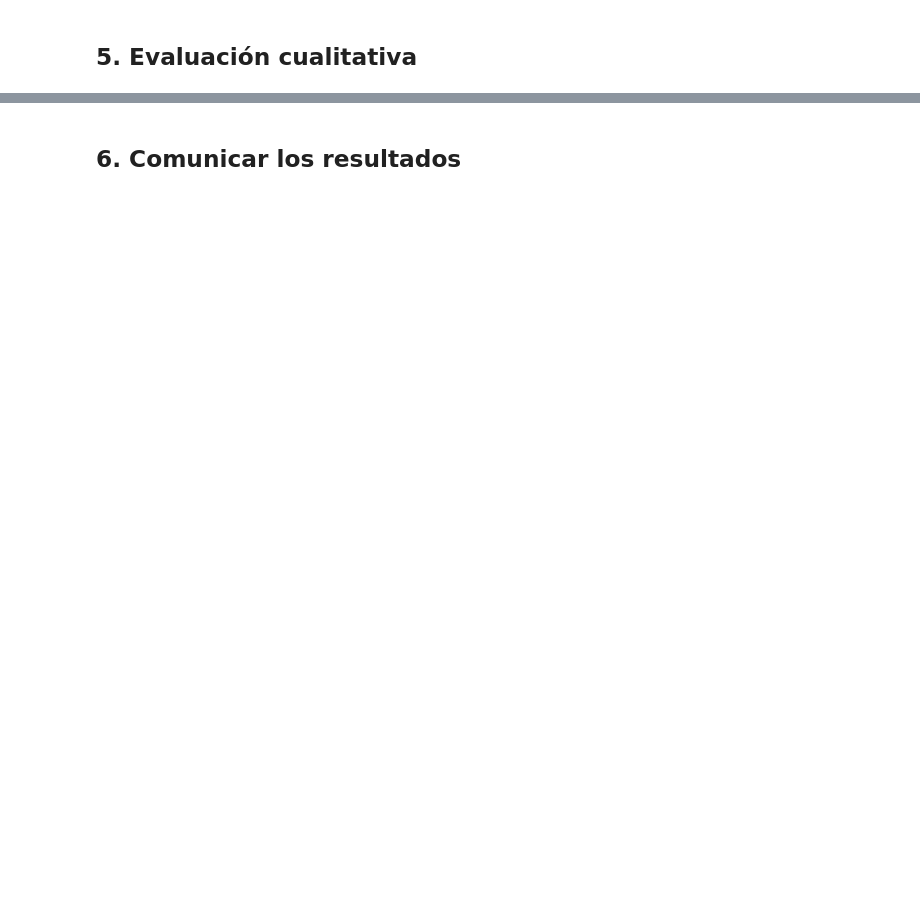
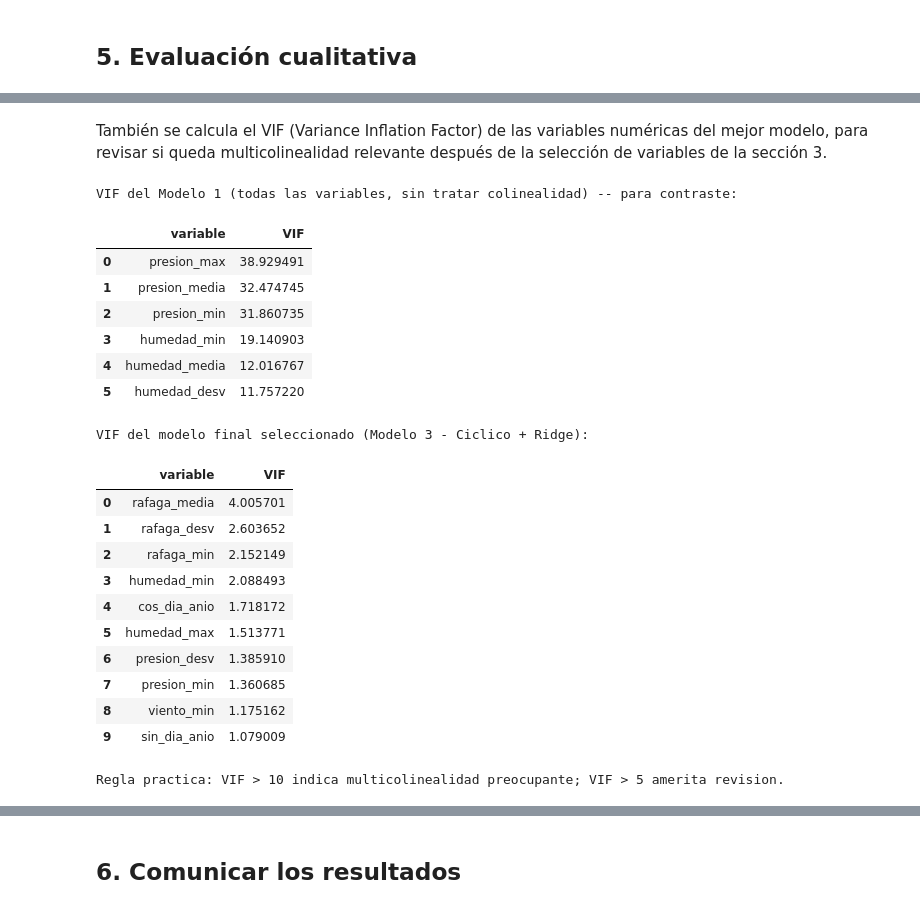
Before and after one commit to cmolina12/Laboratorio-1, a Jupyter notebook: regresion.ipynb, the cells around one changed output, grey strips where cells are left out. Saved outputs shown, nothing was run; the diff lists cells and outputs as text; code cells hidden in the pictures; blank space fills up the shorter version.

```diff
--- a/regresion.ipynb
+++ b/regresion.ipynb
@@ -1144,0 +1694,50 @@ Name: temp_max_manana, dtype: float64
+# %% [markdown]
+También se calcula el VIF (Variance Inflation Factor) de las variables numéricas del mejor modelo, para revisar si queda multicolinealidad relevante después de la selección de variables de la sección 3.
+# %%
+def calcular_vif(df_numerico):
+    resultados_vif = []
+    for columna in df_numerico.columns:
+        X_otras = df_numerico.drop(columns=[columna])
+        y_col = df_numerico[columna]
+        r2 = LinearRegression().fit(X_otras, y_col).score(X_otras, y_col)
+        vif = 1 / (1 - r2) if r2 < 0.999999 else np.inf
+        resultados_vif.append([columna, vif])
+    return pd.DataFrame(resultados_vif, columns=['variable', 'VIF']).sort_values('VIF', ascending=False).reset_index(drop=True)
+
+
+numericas_mejor_modelo = {
+    'Modelo 1 - Base': numericas_m1,
+    'Modelo 2 - Seleccion informada': numericas_m2,
+    'Modelo 3 - Ciclico + Ridge': numericas_m3,
+}[mejor_modelo_nombre]
+
+print('VIF del Modelo 1 (todas las variables, sin tratar colinealidad) -- para contraste:')
+tabla_vif_m1 = calcular_vif(X_train[numericas_m1])
+display(tabla_vif_m1.head(6))
+
+print(f'\nVIF del modelo final seleccionado ({mejor_modelo_nombre}):')
+tabla_vif = calcular_vif(X_train[numericas_mejor_modelo])
+display(tabla_vif)
+print("\nRegla practica: VIF > 10 indica multicolinealidad preocupante; VIF > 5 amerita revision.")
+# %% [output]
+VIF del Modelo 1 (todas las variables, sin tratar colinealidad) -- para contraste:
+|  | variable | VIF |
+| 0 | presion_max | 38.929491 |
+| 1 | presion_media | 32.474745 |
+| 2 | presion_min | 31.860735 |
+| 3 | humedad_min | 19.140903 |
+| 4 | humedad_media | 12.016767 |
+| 5 | humedad_desv | 11.757220 |
+VIF del modelo final seleccionado (Modelo 3 - Ciclico + Ridge):
+|  | variable | VIF |
+| 0 | rafaga_media | 4.005701 |
+| 1 | rafaga_desv | 2.603652 |
+| 2 | rafaga_min | 2.152149 |
+| 3 | humedad_min | 2.088493 |
+| 4 | cos_dia_anio | 1.718172 |
+| 5 | humedad_max | 1.513771 |
+| 6 | presion_desv | 1.385910 |
+| 7 | presion_min | 1.360685 |
+| 8 | viento_min | 1.175162 |
+| 9 | sin_dia_anio | 1.079009 |
+Regla practica: VIF > 10 indica multicolinealidad preocupante; VIF > 5 amerita revision.
```
Also changed, not shown: parts of 35 cells of this notebook, 2 other files.
